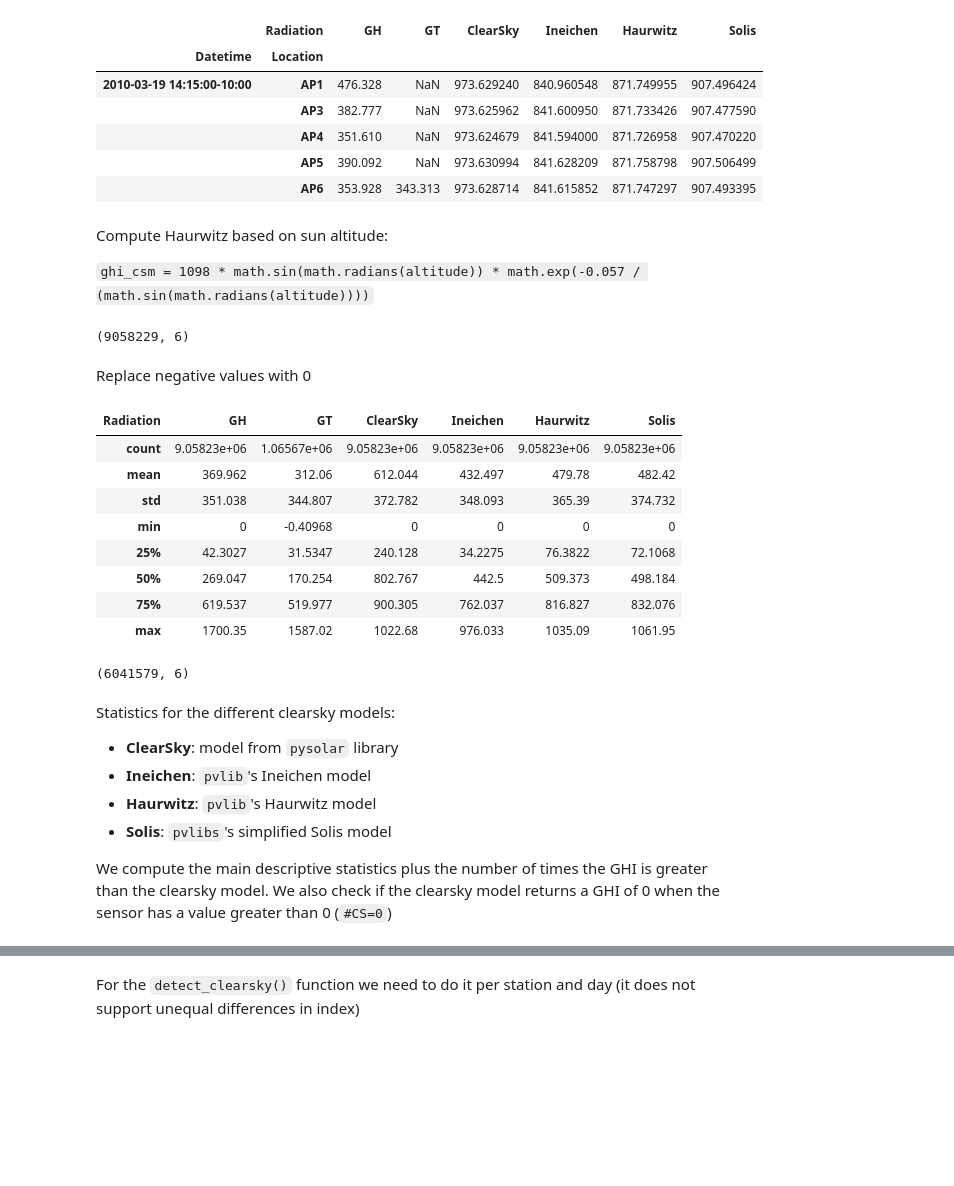
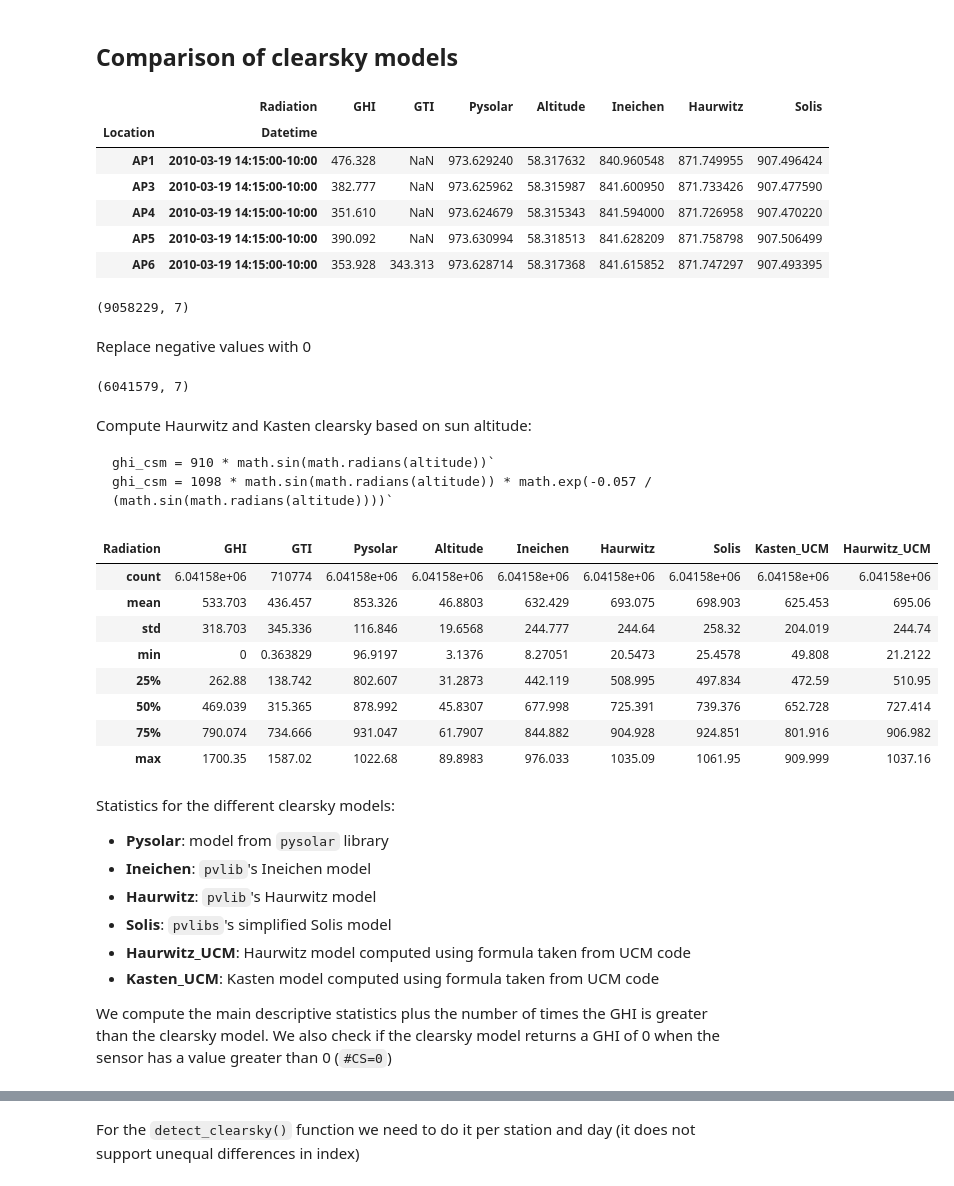
Before and after one commit to albertotb/solar, a Jupyter notebook: notebooks/clearsky.ipynb, the cells around one changed output, grey strips where cells are left out. Drawn from its saved outputs; the diff is of its cells as text; code cells hidden in the pictures; blank space fills up the shorter version.

```diff
--- a/notebooks/clearsky.ipynb
+++ b/notebooks/clearsky.ipynb
@@ -1,3 +1,5 @@
+# %% [markdown]
+## Comparison of clearsky models
 # %%
 import pandas as pd
 import numpy as np
@@ -10,53 +12,58 @@ from src.utils.download_data import timer
 DATA_PATH = '/home/SHARED/SOLAR/data/'
 # %%
 # read minute data and location info
-#df = pd.read_pickle(DATA_PATH + 'oahu_min_cs.pkl')
-df = pd.read_pickle('pvlib.pkl')
+df = pd.read_pickle(DATA_PATH + 'oahu_min_cs.pkl')
 # %%
 df.head()
 # %% [output]
-|  | Radiation | GH | GT | ClearSky | Ineichen | Haurwitz | Solis |
-| Datetime | Location |  |  |  |  |  |  |
-| 2010-03-19 14:15:00-10:00 | AP1 | 476.328 | NaN | 973.629240 | 840.960548 | 871.749955 | 907.496424 |
-|  | AP3 | 382.777 | NaN | 973.625962 | 841.600950 | 871.733426 | 907.477590 |
-|  | AP4 | 351.610 | NaN | 973.624679 | 841.594000 | 871.726958 | 907.470220 |
-|  | AP5 | 390.092 | NaN | 973.630994 | 841.628209 | 871.758798 | 907.506499 |
-|  | AP6 | 353.928 | 343.313 | 973.628714 | 841.615852 | 871.747297 | 907.493395 |
+|  | Radiation | GHI | GTI | Pysolar | Altitude | Ineichen | Haurwitz | Solis |
+| Location | Datetime |  |  |  |  |  |  |  |
+| AP1 | 2010-03-19 14:15:00-10:00 | 476.328 | NaN | 973.629240 | 58.317632 | 840.960548 | 871.749955 | 907.496424 |
+| AP3 | 2010-03-19 14:15:00-10:00 | 382.777 | NaN | 973.625962 | 58.315987 | 841.600950 | 871.733426 | 907.477590 |
+| AP4 | 2010-03-19 14:15:00-10:00 | 351.610 | NaN | 973.624679 | 58.315343 | 841.594000 | 871.726958 | 907.470220 |
+| AP5 | 2010-03-19 14:15:00-10:00 | 390.092 | NaN | 973.630994 | 58.318513 | 841.628209 | 871.758798 | 907.506499 |
+| AP6 | 2010-03-19 14:15:00-10:00 | 353.928 | 343.313 | 973.628714 | 58.317368 | 841.615852 | 871.747297 | 907.493395 |
-# %% [markdown]
-Compute Haurwitz based on sun altitude:
-
-`ghi_csm = 1098 * math.sin(math.radians(altitude)) * math.exp(-0.057 / (math.sin(math.radians(altitude))))`
 # %%
 df.shape
 # %% [output]
-(9058229, 6)
+(9058229, 7)
 # %% [markdown]
 Replace negative values with 0
 # %%
-df['GH'] = df['GH'].where(df['GH'] >= 0, other=0)
+df['GHI'] = df['GHI'].where(df['GHI'] >= 0, other=0)
+# %%
+df1 = df.unstack(level='Location').between_time('7:30', '17:30').stack(level='Location')
+df1.shape
+# %% [output]
+(6041579, 7)
+# %% [markdown]
+Compute Haurwitz and Kasten clearsky based on sun altitude:
+
+    ghi_csm = 910 * math.sin(math.radians(altitude))`
+    ghi_csm = 1098 * math.sin(math.radians(altitude)) * math.exp(-0.057 / (math.sin(math.radians(altitude))))`
+# %%
+df1['Kasten_UCM']   = 910 * np.sin(np.radians(df1['Altitude']))
+df1['Haurwitz_UCM'] = 1098 * np.sin(np.radians(df1['Altitude'])) * np.exp(-0.057 / (np.sin(np.radians(df1['Altitude']))))
 # %%
-df.describe().style
+df1.describe().style
 # %% [output]
-| Radiation | GH | GT | ClearSky | Ineichen | Haurwitz | Solis |
-| count | 9.05823e+06 | 1.06567e+06 | 9.05823e+06 | 9.05823e+06 | 9.05823e+06 | 9.05823e+06 |
-| mean | 369.962 | 312.06 | 612.044 | 432.497 | 479.78 | 482.42 |
-| std | 351.038 | 344.807 | 372.782 | 348.093 | 365.39 | 374.732 |
-| min | 0 | -0.40968 | 0 | 0 | 0 | 0 |
-| 25% | 42.3027 | 31.5347 | 240.128 | 34.2275 | 76.3822 | 72.1068 |
-| 50% | 269.047 | 170.254 | 802.767 | 442.5 | 509.373 | 498.184 |
-| 75% | 619.537 | 519.977 | 900.305 | 762.037 | 816.827 | 832.076 |
-| max | 1700.35 | 1587.02 | 1022.68 | 976.033 | 1035.09 | 1061.95 |
+| Radiation | GHI | GTI | Pysolar | Altitude | Ineichen | Haurwitz | Solis | Kasten_UCM | Haurwitz_UCM |
+| count | 6.04158e+06 | 710774 | 6.04158e+06 | 6.04158e+06 | 6.04158e+06 | 6.04158e+06 | 6.04158e+06 | 6.04158e+06 | 6.04158e+06 |
+| mean | 533.703 | 436.457 | 853.326 | 46.8803 | 632.429 | 693.075 | 698.903 | 625.453 | 695.06 |
+| std | 318.703 | 345.336 | 116.846 | 19.6568 | 244.777 | 244.64 | 258.32 | 204.019 | 244.74 |
+| min | 0 | 0.363829 | 96.9197 | 3.1376 | 8.27051 | 20.5473 | 25.4578 | 49.808 | 21.2122 |
+| 25% | 262.88 | 138.742 | 802.607 | 31.2873 | 442.119 | 508.995 | 497.834 | 472.59 | 510.95 |
+| 50% | 469.039 | 315.365 | 878.992 | 45.8307 | 677.998 | 725.391 | 739.376 | 652.728 | 727.414 |
+| 75% | 790.074 | 734.666 | 931.047 | 61.7907 | 844.882 | 904.928 | 924.851 | 801.916 | 906.982 |
+| max | 1700.35 | 1587.02 | 1022.68 | 89.8983 | 976.033 | 1035.09 | 1061.95 | 909.999 | 1037.16 |
-# %%
-df1 = df.unstack().between_time('7:30', '17:30').stack()
-df1.shape
-# %% [output]
-(6041579, 6)
 # %% [markdown]
 Statistics for the different clearsky models:
-  * **ClearSky**: model from `pysolar` library
+  * **Pysolar**: model from `pysolar` library
   * **Ineichen**: `pvlib`'s Ineichen model
   * **Haurwitz**: `pvlib`'s Haurwitz model
   * **Solis**: `pvlibs`'s simplified Solis model
+  * **Haurwitz_UCM**: Haurwitz model computed using formula taken from UCM code
+  * **Kasten_UCM**: Kasten model computed using formula taken from UCM code
 
 We compute the main descriptive statistics plus the number of times the GHI is greater than the clearsky model. We also check if the clearsky model returns a GHI of 0 when the sensor has a value greater than 0 (`#CS=0`)
 # %%
```
Also changed, not shown: parts of 4 cells of this notebook.
